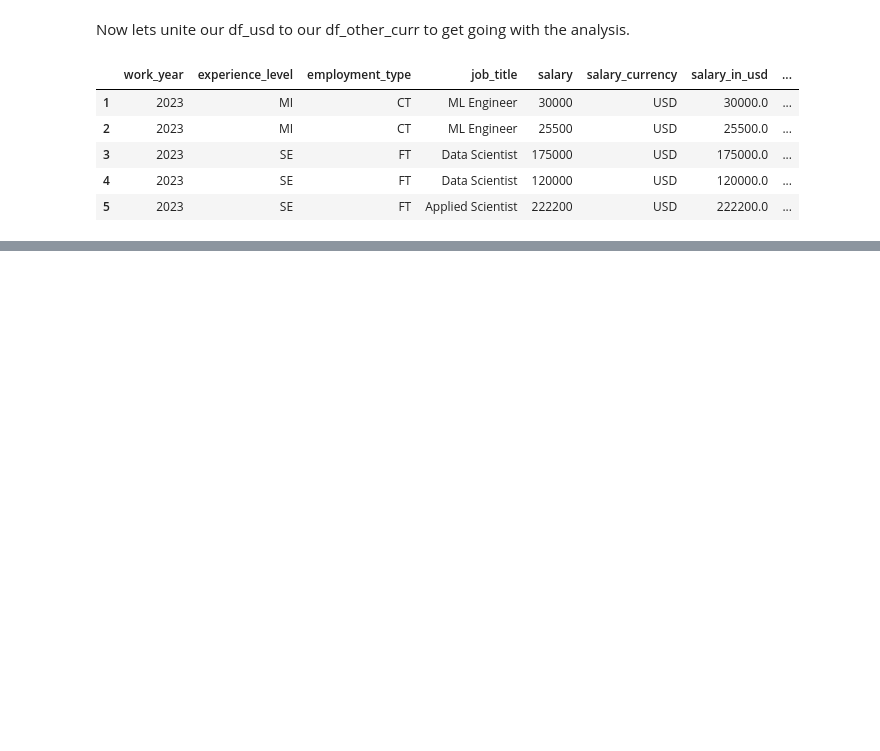
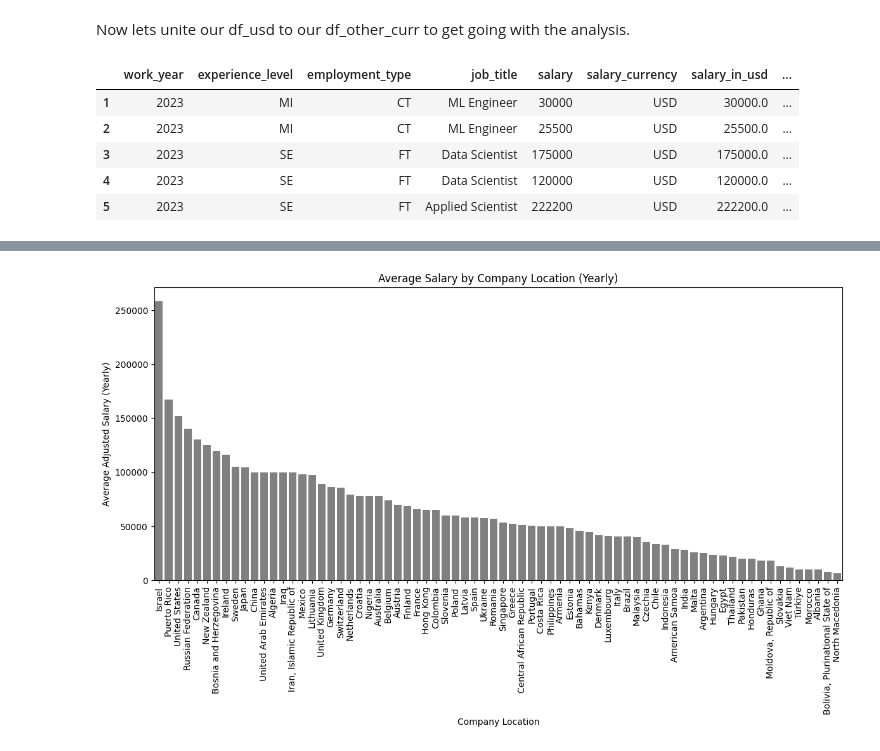
Before and after one commit to leo-areias/Data_salaries, a Jupyter notebook: Dev.ipynb, the cells around one changed output, grey strips where cells are left out. Drawn from its saved outputs; the diff is of its cells as text; code cells hidden in the pictures; blank space fills up the shorter version.

```diff
--- a/Dev.ipynb
+++ b/Dev.ipynb
@@ -151,0 +187,16 @@ df.head()
+# %%
+import pycountry
+def country_code_to_name(country_code):
+    try:
+        return pycountry.countries.get(alpha2 = country_code).name
+    except:
+        return country_code
+def country_code_to_name(code):
+    try:
+        country = pycountry.countries.get(alpha_2 = code)
+        return country.name
+    except:
+        return None
+# %%
+df['company_location'] = df['company_location'].apply(country_code_to_name)
+df['employee_residence'] = df['employee_residence'].apply(country_code_to_name)
@@ -151,0 +212,27 @@ df.head()
+# %%
+
+# Average salary by company_location
+avg_salary_by_location = df.groupby('company_location', as_index=False)['salary_in_usd'].mean()
+
+fig1 = px.choropleth(avg_salary_by_location,
+                     locations='company_location',
+                     locationmode='country names',
+                     color='salary_in_usd',
+                     hover_name='company_location',
+                     color_continuous_scale=px.colors.sequential.Plasma,
+                     title='Average Salary by Company Location',
+                     labels={'salary_in_usd': 'Average Adjusted Salary'},
+                     projection='natural earth')
+
+fig1.show()
+
+# Average salary by company_location
+avg_salary_by_location = df.groupby('company_location')['salary_in_usd'].mean().sort_values(ascending=False)
+plt.figure(figsize=(14, 6))
+sns.barplot(x=avg_salary_by_location.index, y=avg_salary_by_location, color='grey')
+plt.title('Average Salary by Company Location (Yearly)')
+plt.xlabel('Company Location')
+plt.ylabel('Average Adjusted Salary (Yearly)')
+plt.xticks(rotation=90)
+plt.show()
+# %% [output]
@@ -151,0 +240 @@ df.head()
+[figure, added]
```
Also changed, not shown: parts of 7 cells of this notebook.
